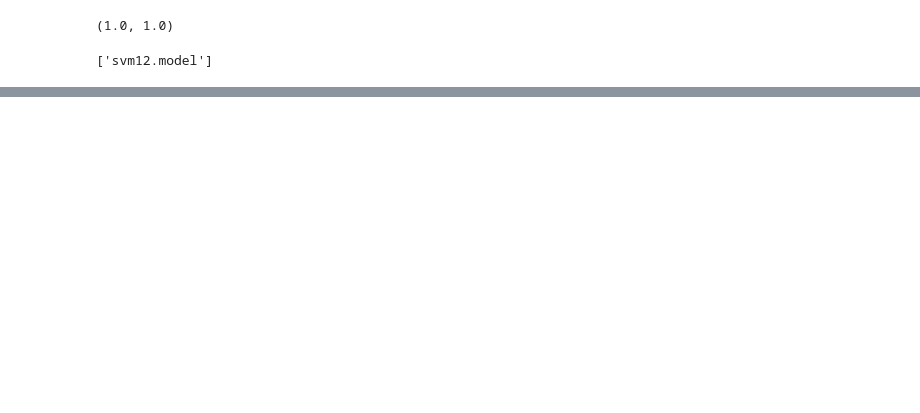
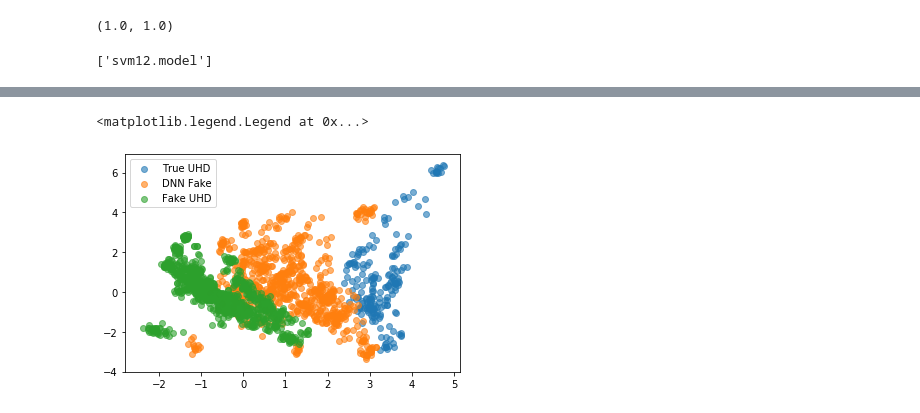
Before and after one commit to xushangning/cs386, a Jupyter notebook: 3-UHD/code/DCT_Judger.ipynb, the cells around one changed output, grey strips where cells are left out. Drawn from its saved outputs; the diff is of its cells as text; code cells hidden in the pictures; blank space fills up the shorter version.

```diff
--- a/3-UHD/code/DCT_Judger.ipynb
+++ b/3-UHD/code/DCT_Judger.ipynb
@@ -980,6 +980,18 @@ clf.score(X_train, y_train), clf.score(X_val, y_val)
 # %% [output]
 (1.0, 1.0)
 # %%
+clf = svm.SVC()
+clf.fit(X, y)
 joblib.dump(clf, 'svm12.model')
 # %% [output]
 ['svm12.model']
+# %%
+X_test = np.loadtxt('images/test_1080sr_false.txt')[:, ::3]
+print(X_test[:10, :])
+print(clf.score(X_test, np.zeros(200)))
+X_test = np.loadtxt('images/test_1080ed_false.txt')[:, ::3]
+print(clf.score(X_test, np.zeros(200)))
+X_test = np.loadtxt('images/test_720sr_false.txt')[:, ::3]
+print(clf.score(X_test, np.zeros(200)))
+X_test = np.loadtxt('images/test_720ed_false.txt')[:, ::3]
+print(clf.score(X_test, np.zeros(200)))
@@ -985,0 +1020,10 @@ joblib.dump(clf, 'svm12.model')
+# %%
+X_test_pca = pca.transform(X_test)
+plt.figure()
+plt.scatter(X_pca[y == 1, 0], X_pca[y == 1, 1], label='True UHD', alpha=0.6)
+plt.scatter(X_test_pca[:, 0], X_test_pca[:, 1], label='DNN Fake', alpha=0.6)
+plt.scatter(X_pca[y == 0, 0], X_pca[y == 0, 1], label='Fake UHD', alpha=0.6)
+plt.legend()
+# %% [output]
+<matplotlib.legend.Legend at 0x...>
+[figure, added]
```
Also changed, not shown: parts of 8 cells of this notebook, 6 other files.
